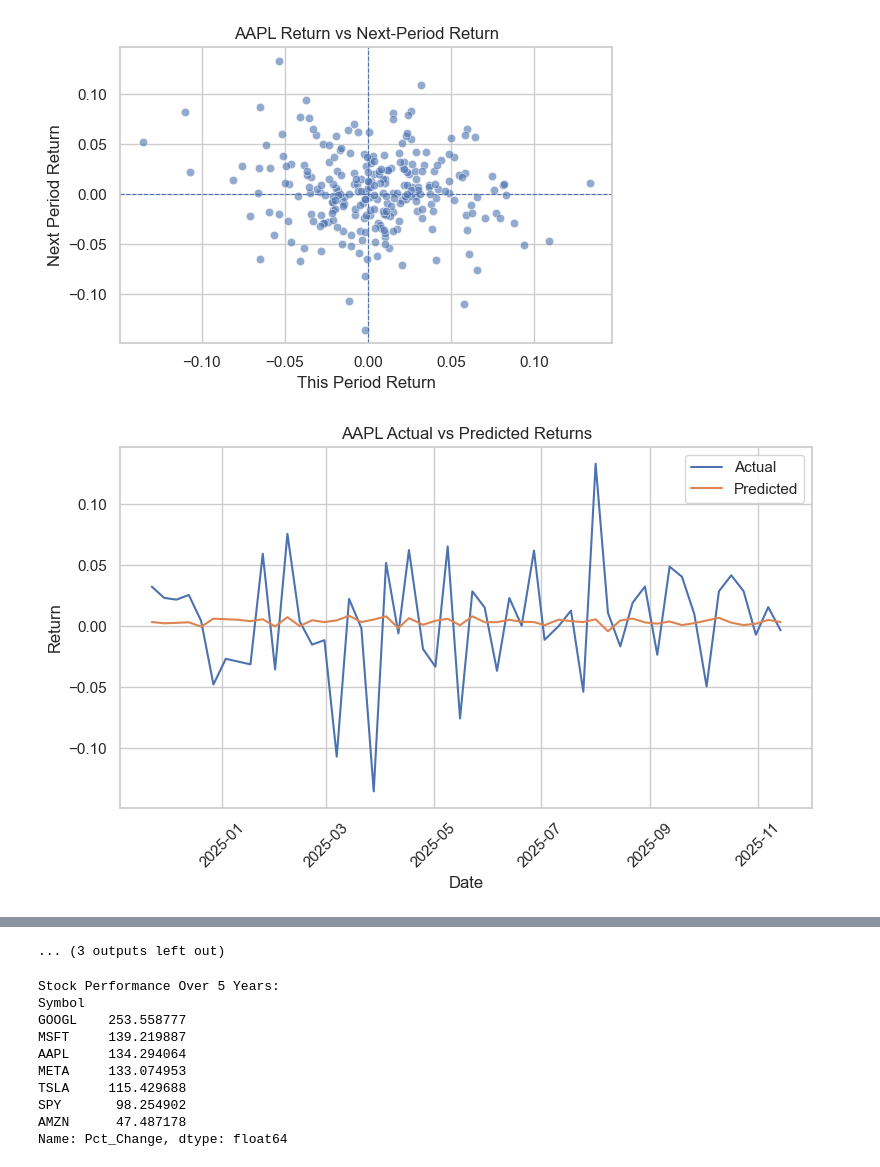
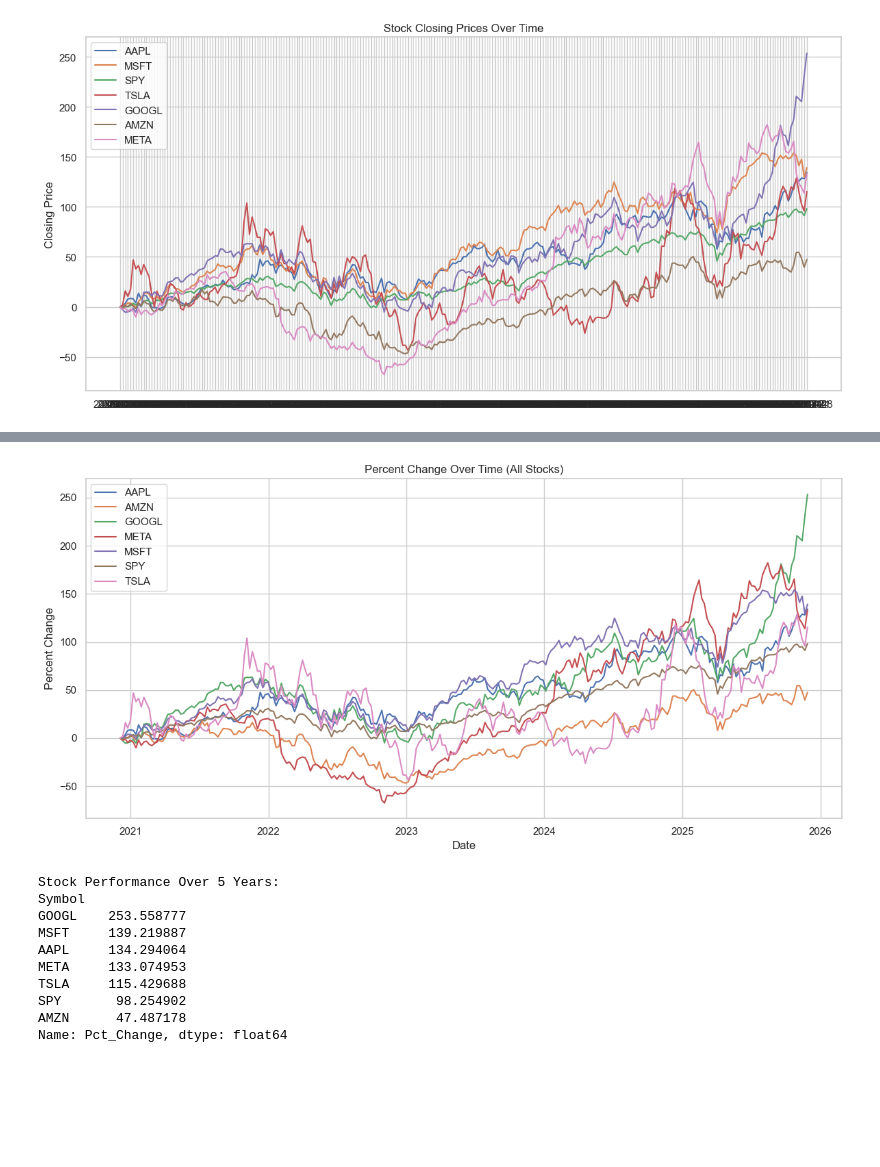
Before and after one commit to chamiltonb8/final_project, a Jupyter notebook: code.ipynb, the cells around one changed output, grey strips where cells are left out. Cells and saved outputs as stored; diff of their text form; code cells hidden in the pictures; blank space fills up the shorter version.

```diff
--- a/code.ipynb
+++ b/code.ipynb
@@ -109,6 +101,8 @@ def cleaning_pipeline(df):
     df['Pct_Change'] = df.groupby('Symbol')['adjusted close'].transform(
         lambda x: (x / x.iloc[0] - 1) * 100
     )
+# %%
+df = pd.read_csv("data/clean_weekly_stock_data.csv")
 # %%
 def plot_closing_prices(df):
     df['Date'] = pd.to_datetime(df['Date'])
@@ -181,18 +176,17 @@ Close_diff                float64
 dtype: object
 # %%
-def plot_all_stocks_together(df):
+def plot_all_stocks_together(df,symbols=["AAPL", "MSFT", "SPY", "TSLA", "GOOGL", "AMZN", "META"]):
     plt.figure(figsize=(12,6))
 
     for sym in symbols:
         sub = df[df['Symbol'] == sym]
         plt.plot(sub['Date'], sub['Pct_Change'], label=sym)
 
     plt.title("Stock Closing Prices Over Time")
     plt.ylabel("Closing Price")
     plt.legend()
     plt.tight_layout()
     plt.show()
 plot_all_stocks_together(df)
 # %% [output]
-[figure, old version]
+[figure, new version]
-[figure, removed]
@@ -209,4 +193,25 @@ plot_all_stocks_together(df)
-... (3 outputs left out)
+# %%
+def plot_all_pct_change(df: pd.DataFrame, symbols=None):
+    df = df.copy()
+    df["Date"] = pd.to_datetime(df["Date"])
+
+    if symbols is None:
+        symbols = df["Symbol"].unique()
+
+    plt.figure(figsize=(12, 6))
+    for sym in symbols:
+        sub = df[df["Symbol"] == sym].sort_values("Date")
+        plt.plot(sub["Date"], sub["Pct_Change"], label=sym)
+
+    plt.title("Percent Change Over Time (All Stocks)")
+    plt.xlabel("Date")
+    plt.ylabel("Percent Change")
+    plt.legend()
+    plt.tight_layout()
+    plt.show()
+plot_all_pct_change(df)
+# %% [output]
+[figure, added]
 # %%
 #comparing each stock to the SPY
 def compare_stocks(stock1, stock2, df):
```
Also changed, not shown: parts of 5 cells of this notebook, 37 other files.
